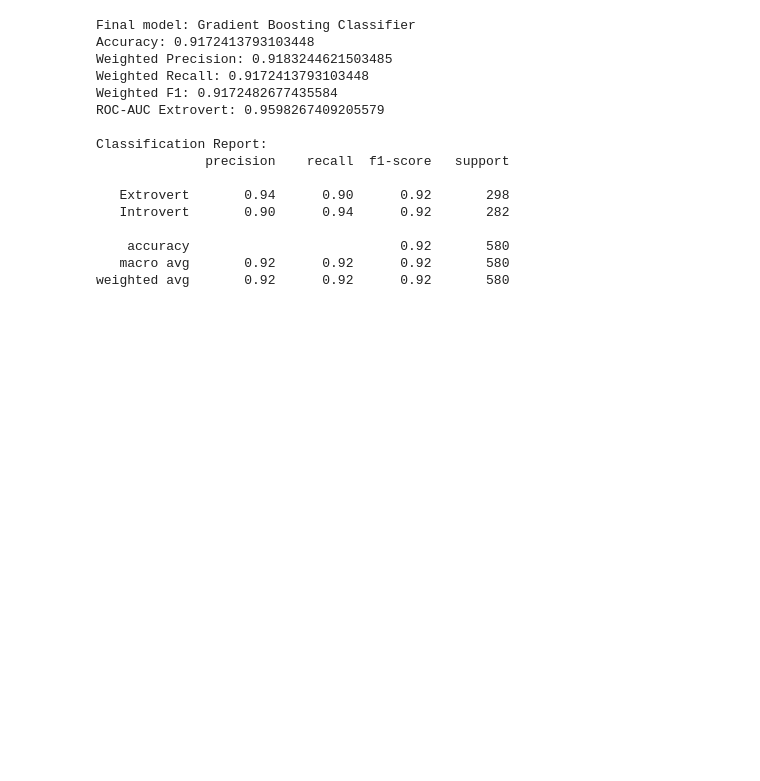
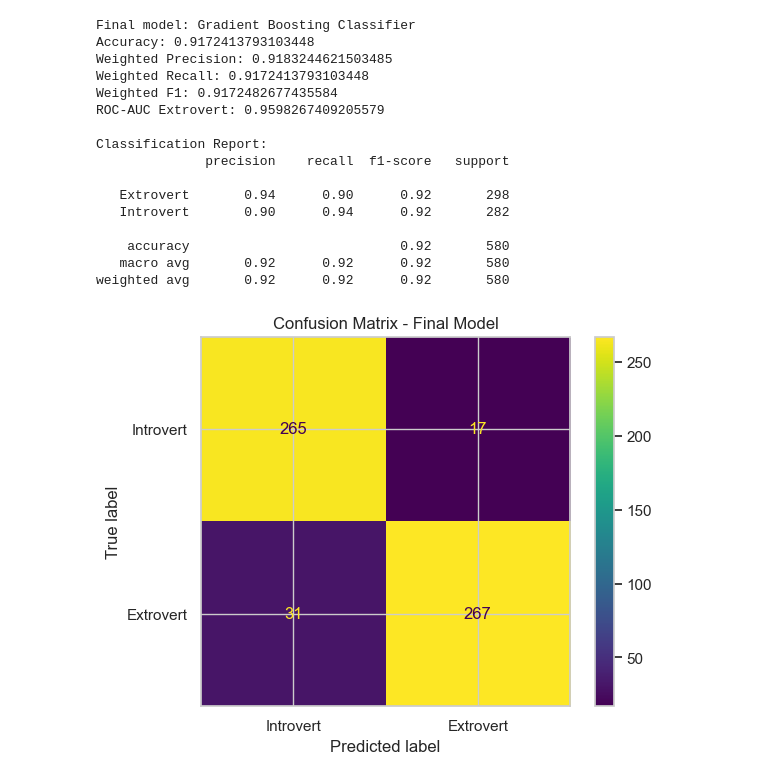
Before and after one commit to Pudamya/personality-prediction-api, a Jupyter notebook: personality_model_training.ipynb, the cells around one changed output. Cells and saved outputs as stored; diff of their text form; code cells hidden in the pictures; blank space fills up the shorter version.

Commit message:
Creating confusion matrix

```diff
--- a/personality_model_training.ipynb
+++ b/personality_model_training.ipynb
@@ -230,3 +230,13 @@ Classification Report:
     accuracy                           0.92       580
    macro avg       0.92      0.92      0.92       580
 weighted avg       0.92      0.92      0.92       580
+# %%
+# Confusion matrix
+labels = ["Introvert", "Extrovert"]
+cm = confusion_matrix(y_test, y_pred, labels=labels)
+disp = ConfusionMatrixDisplay(confusion_matrix=cm, display_labels=labels)
+disp.plot(values_format="d")
+plt.title("Confusion Matrix - Final Model")
+plt.show()
+# %% [output]
+[figure, added]
```
